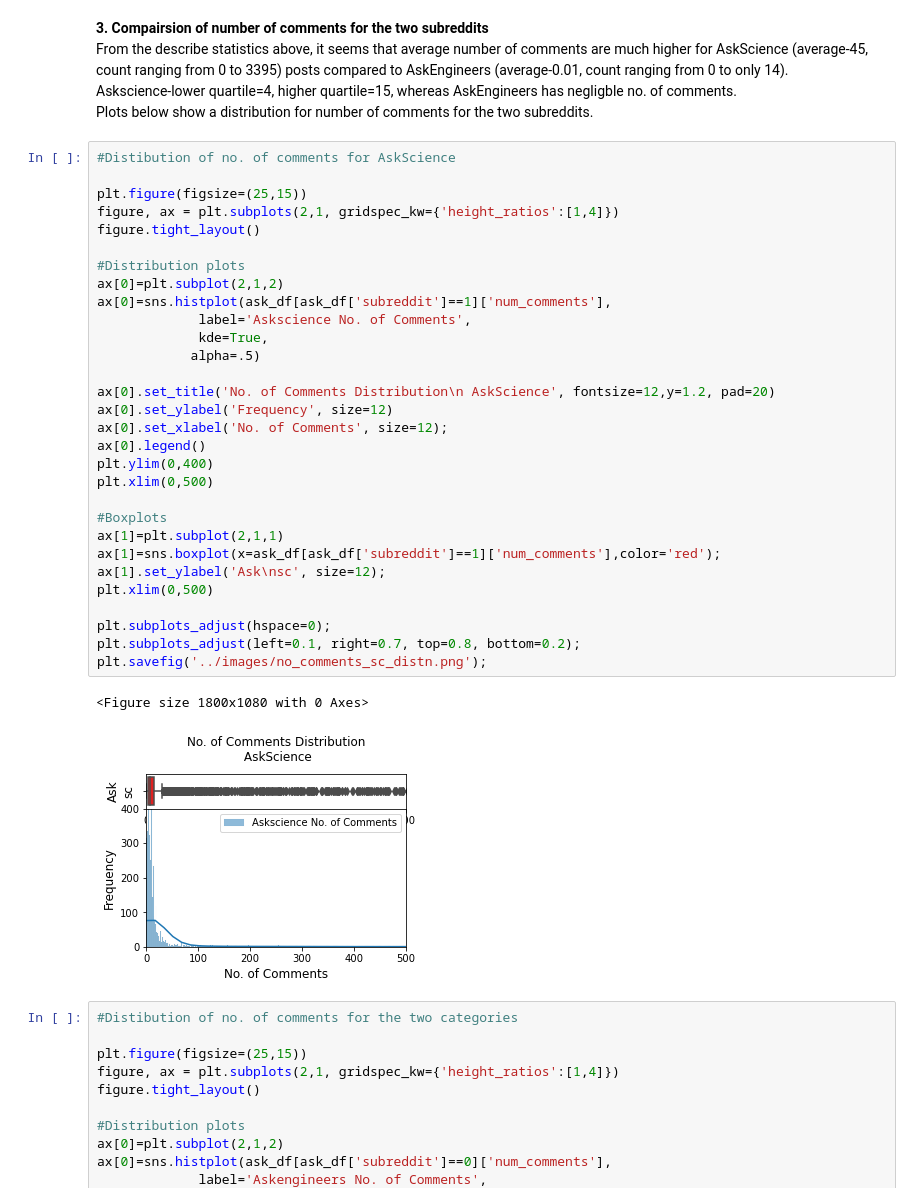
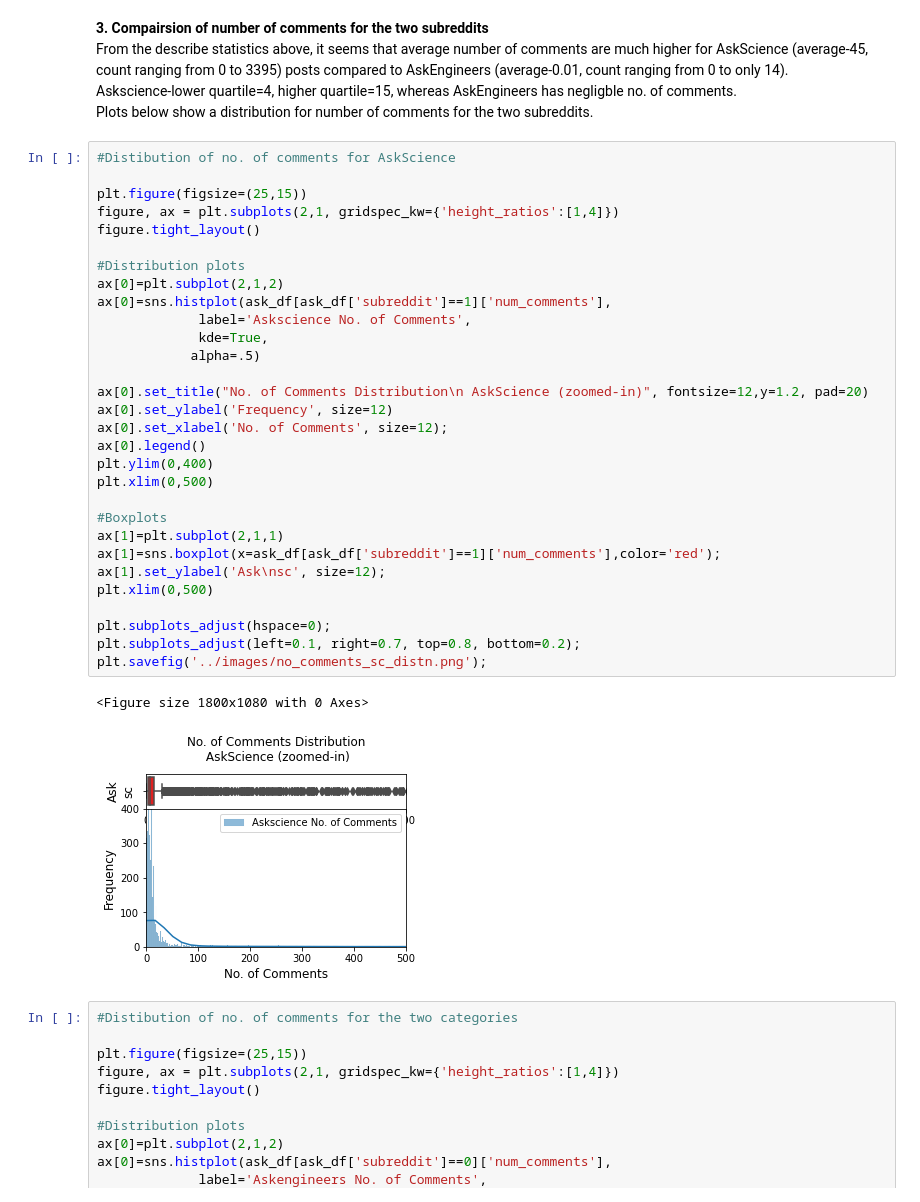
Before and after one commit to DeeVerma1/Reddit-NLP, a Jupyter notebook: Code/02-Data-cleaning-EDA.ipynb, the cells around one changed output. Saved outputs shown, nothing was run; the diff lists cells and outputs as text.

```diff
--- a/Code/02-Data-cleaning-EDA.ipynb
+++ b/Code/02-Data-cleaning-EDA.ipynb
@@ -338,35 +338,35 @@ Plots below show a distribution for number of comments for the two subreddits.
 #Distibution of no. of comments for AskScience
 
 plt.figure(figsize=(25,15))
 figure, ax = plt.subplots(2,1, gridspec_kw={'height_ratios':[1,4]})
 figure.tight_layout()
 
 #Distribution plots
 ax[0]=plt.subplot(2,1,2)
 ax[0]=sns.histplot(ask_df[ask_df['subreddit']==1]['num_comments'],
              label='Askscience No. of Comments',
              kde=True,
             alpha=.5)
 
-ax[0].set_title('No. of Comments Distribution\n AskScience', fontsize=12,y=1.2, pad=20)
+ax[0].set_title("No. of Comments Distribution\n AskScience (zoomed-in)", fontsize=12,y=1.2, pad=20)
 ax[0].set_ylabel('Frequency', size=12)
 ax[0].set_xlabel('No. of Comments', size=12);
 ax[0].legend()
 plt.ylim(0,400)
 plt.xlim(0,500)
 
 #Boxplots
 ax[1]=plt.subplot(2,1,1)
 ax[1]=sns.boxplot(x=ask_df[ask_df['subreddit']==1]['num_comments'],color='red');
 ax[1].set_ylabel('Ask\nsc', size=12);
 plt.xlim(0,500)
 
 plt.subplots_adjust(hspace=0);
 plt.subplots_adjust(left=0.1, right=0.7, top=0.8, bottom=0.2);
 plt.savefig('../images/no_comments_sc_distn.png');
 # %% [output]
 <Figure size 1800x1080 with 0 Axes>
-[figure, old version]
+[figure, new version]
 # %%
 #Distibution of no. of comments for the two categories
 
```
Also changed, not shown: 6 other files.
